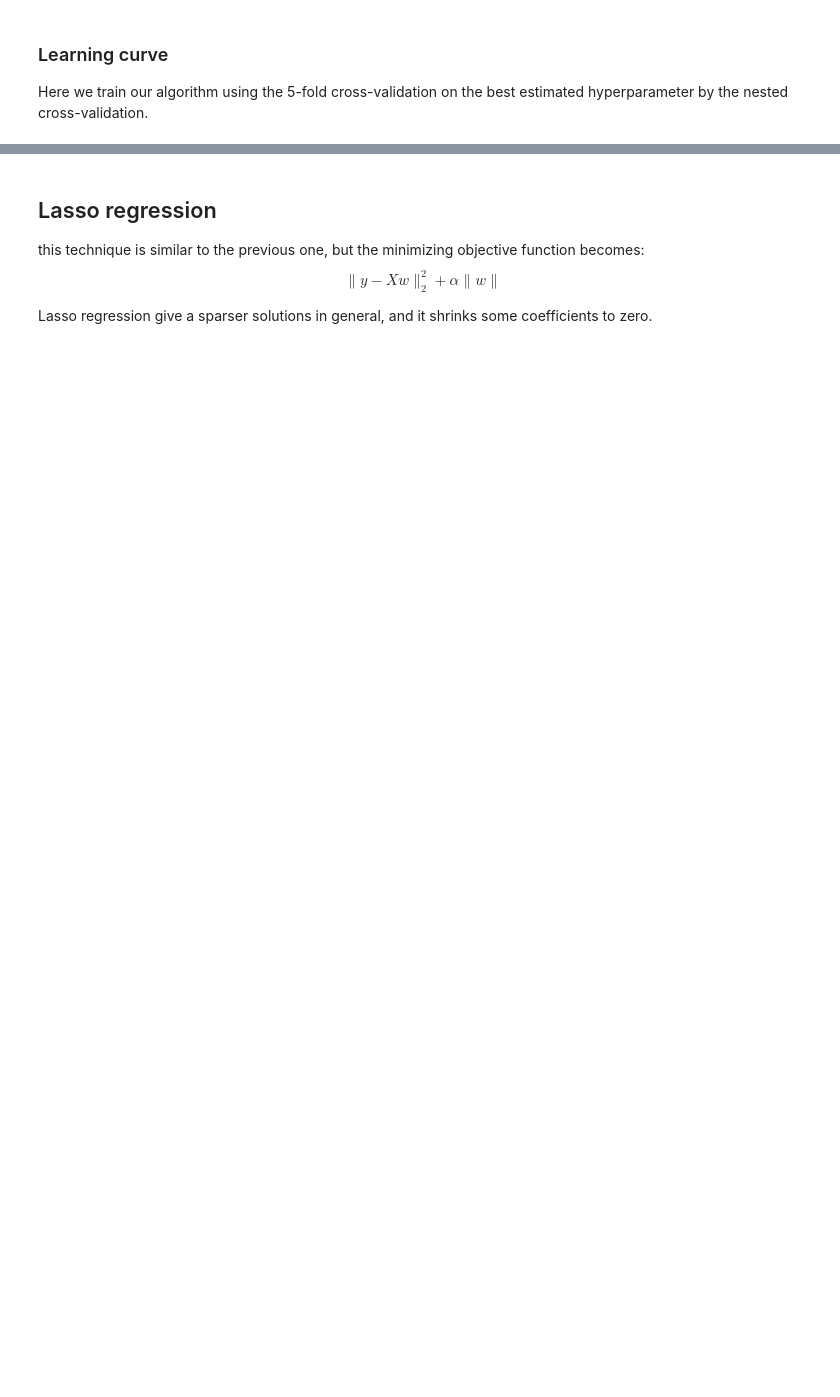
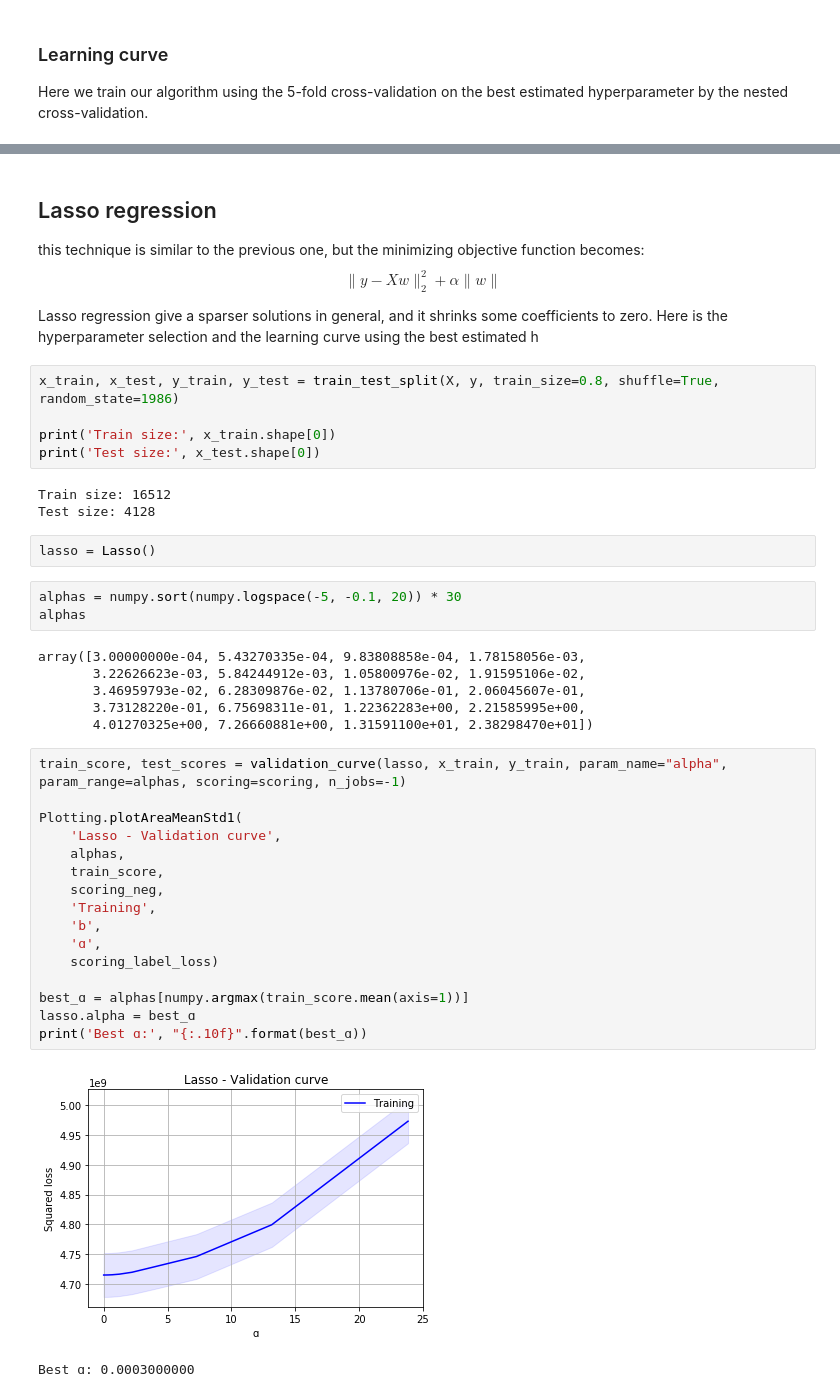
Before and after one commit to mikymaione/HousingPrices, a Jupyter notebook: SourceCode/HousingPrices/main.ipynb, the cells around one changed output, grey strips where cells are left out. Drawn from its saved outputs; the diff is of its cells as text; blank space fills up the shorter version.

```diff
--- a/SourceCode/HousingPrices/main.ipynb
+++ b/SourceCode/HousingPrices/main.ipynb
@@ -371,4 +387,42 @@ Plotting.plotAreaMeanStd(
 this technique is similar to the previous one, but the minimizing objective function becomes:
 $$ \lVert y - Xw \rVert ^2_2 + \alpha \lVert w \rVert $$
 
-Lasso regression give a sparser solutions in general, and it shrinks some coefficients to zero.
+Lasso regression give a sparser solutions in general, and it shrinks some coefficients to zero. Here is the hyperparameter selection and the learning curve using the best estimated h
+# %%
+x_train, x_test, y_train, y_test = train_test_split(X, y, train_size=0.8, shuffle=True, random_state=1986)
+
+print('Train size:', x_train.shape[0])
+print('Test size:', x_test.shape[0])
+# %% [output]
+Train size: 16512
+Test size: 4128
+# %%
+lasso = Lasso()
+# %%
+alphas = numpy.sort(numpy.logspace(-5, -0.1, 20)) * 30
+alphas
+# %% [output]
+array([3.00000000e-04, 5.43270335e-04, 9.83808858e-04, 1.78158056e-03,
+       3.22626623e-03, 5.84244912e-03, 1.05800976e-02, 1.91595106e-02,
+       3.46959793e-02, 6.28309876e-02, 1.13780706e-01, 2.06045607e-01,
+       3.73128220e-01, 6.75698311e-01, 1.22362283e+00, 2.21585995e+00,
+       4.01270325e+00, 7.26660881e+00, 1.31591100e+01, 2.38298470e+01])
+# %%
+train_score, test_scores = validation_curve(lasso, x_train, y_train, param_name="alpha", param_range=alphas, scoring=scoring, n_jobs=-1)
+
+Plotting.plotAreaMeanStd1(
+    'Lasso - Validation curve',
+    alphas,
+    train_score,
+    scoring_neg,
+    'Training',
+    'b',
+    'ɑ',
+    scoring_label_loss)
+
+best_ɑ = alphas[numpy.argmax(train_score.mean(axis=1))]
+lasso.alpha = best_ɑ
+print('Best ɑ:', "{:.10f}".format(best_ɑ))
+# %% [output]
+[figure, added]
+Best ɑ: 0.0003000000
```
Also changed, not shown: parts of 29 cells of this notebook.
